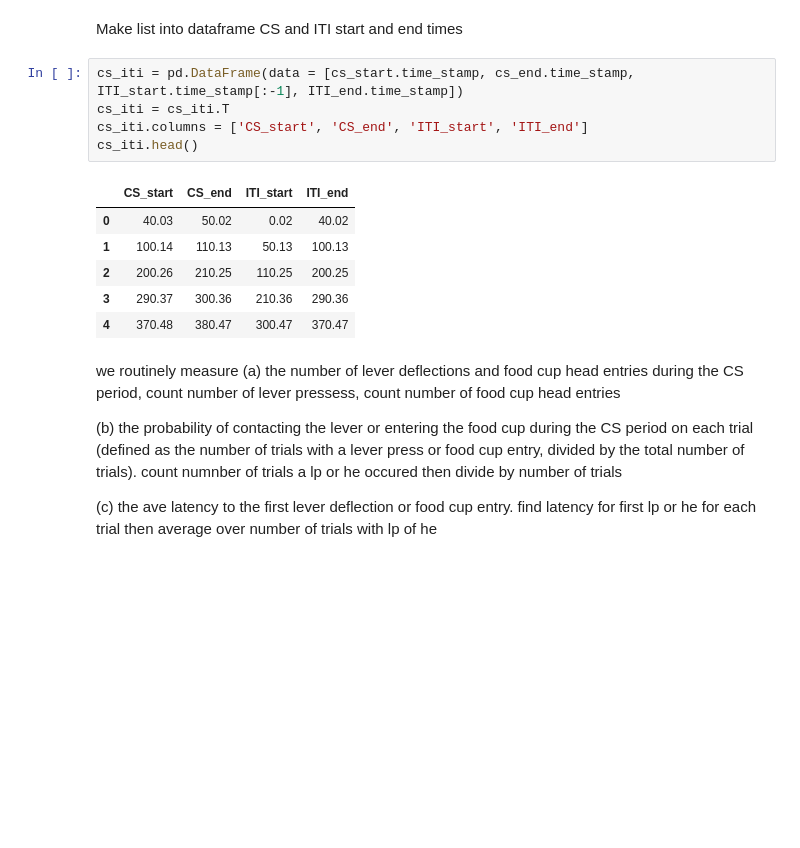
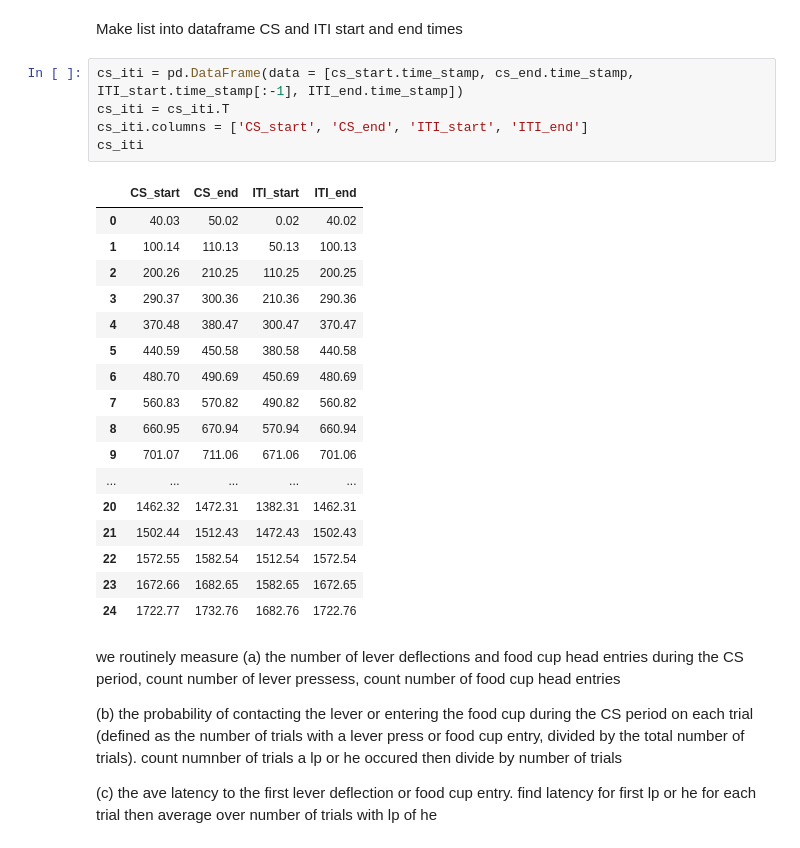
Before and after one commit to grace3999/MedPC, a Jupyter notebook: PavFromMedPCfile-Single-Approach2.ipynb, the cells around one changed output. Cells and saved outputs as stored; diff of their text form; blank space fills up the shorter version.

```diff
--- a/PavFromMedPCfile-Single-Approach2.ipynb
+++ b/PavFromMedPCfile-Single-Approach2.ipynb
@@ -193,15 +174,26 @@ Make list into dataframe CS and ITI start and end times
 # %%
 cs_iti = pd.DataFrame(data = [cs_start.time_stamp, cs_end.time_stamp, ITI_start.time_stamp[:-1], ITI_end.time_stamp])
 cs_iti = cs_iti.T
 cs_iti.columns = ['CS_start', 'CS_end', 'ITI_start', 'ITI_end']
-cs_iti.head()
+cs_iti
 # %% [output]
 |  | CS_start | CS_end | ITI_start | ITI_end |
 | 0 | 40.03 | 50.02 | 0.02 | 40.02 |
 | 1 | 100.14 | 110.13 | 50.13 | 100.13 |
 | 2 | 200.26 | 210.25 | 110.25 | 200.25 |
 | 3 | 290.37 | 300.36 | 210.36 | 290.36 |
 | 4 | 370.48 | 380.47 | 300.47 | 370.47 |
+| 5 | 440.59 | 450.58 | 380.58 | 440.58 |
+| 6 | 480.70 | 490.69 | 450.69 | 480.69 |
+| 7 | 560.83 | 570.82 | 490.82 | 560.82 |
+| 8 | 660.95 | 670.94 | 570.94 | 660.94 |
+| 9 | 701.07 | 711.06 | 671.06 | 701.06 |
+| ... | ... | ... | ... | ... |
+| 20 | 1462.32 | 1472.31 | 1382.31 | 1462.31 |
+| 21 | 1502.44 | 1512.43 | 1472.43 | 1502.43 |
+| 22 | 1572.55 | 1582.54 | 1512.54 | 1572.54 |
+| 23 | 1672.66 | 1682.65 | 1582.65 | 1672.65 |
+| 24 | 1722.77 | 1732.76 | 1682.76 | 1722.76 |
 # %% [markdown]
 we routinely measure
 (a) the number of lever deflections and food cup head entries during the CS period,
```
Also changed, not shown: parts of 2 cells of this notebook, 1 other file.
